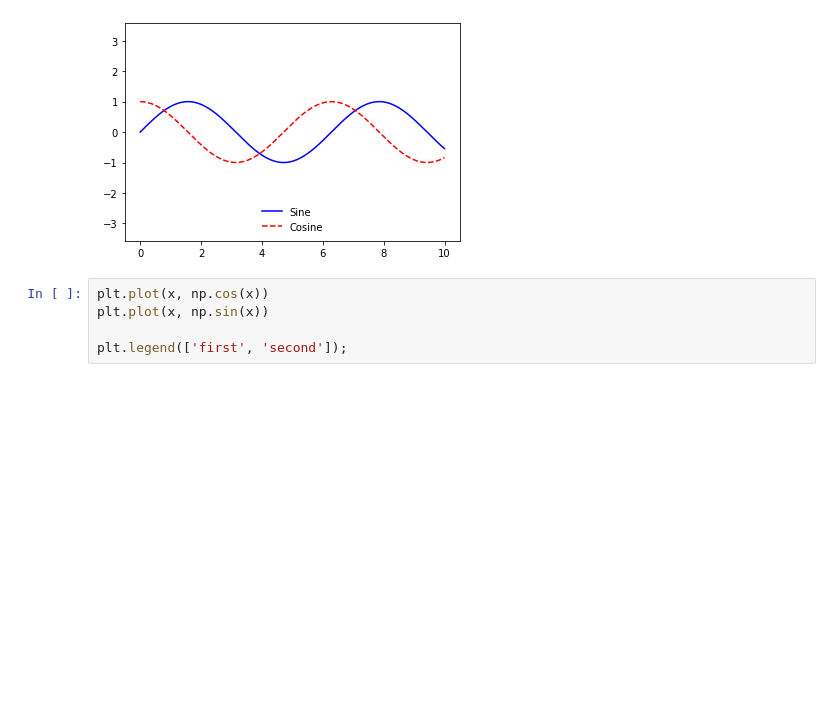
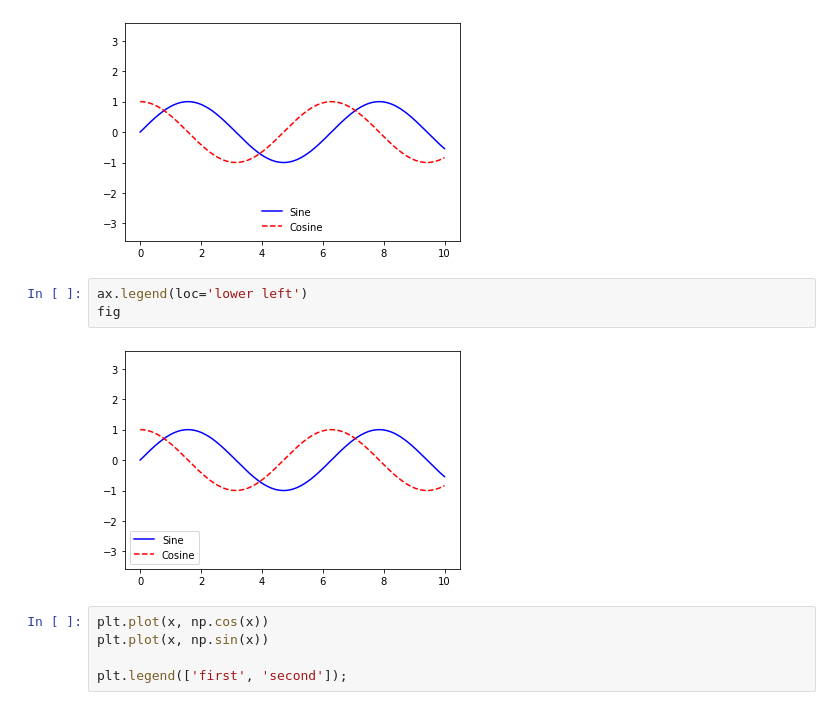
Before and after one commit to tkaya94/UdemyDataScience, a Jupyter notebook: 4_Matplotlib/06_Customize.ipynb, the cells around one changed output. Saved outputs shown, nothing was run; the diff lists cells and outputs as text; blank space fills up the shorter version.

```diff
--- a/4_Matplotlib/06_Customize.ipynb
+++ b/4_Matplotlib/06_Customize.ipynb
@@ -26,6 +26,11 @@ ax.legend(frameon=False, loc='lower center')
 fig
 # %% [output]
 [figure]
+# %%
+ax.legend(loc='lower left')
+fig
+# %% [output]
+[figure, added]
 # %%
 plt.plot(x, np.cos(x))
 plt.plot(x, np.sin(x))
```
Also changed, not shown: parts of 3 cells of this notebook, 1 other file.
